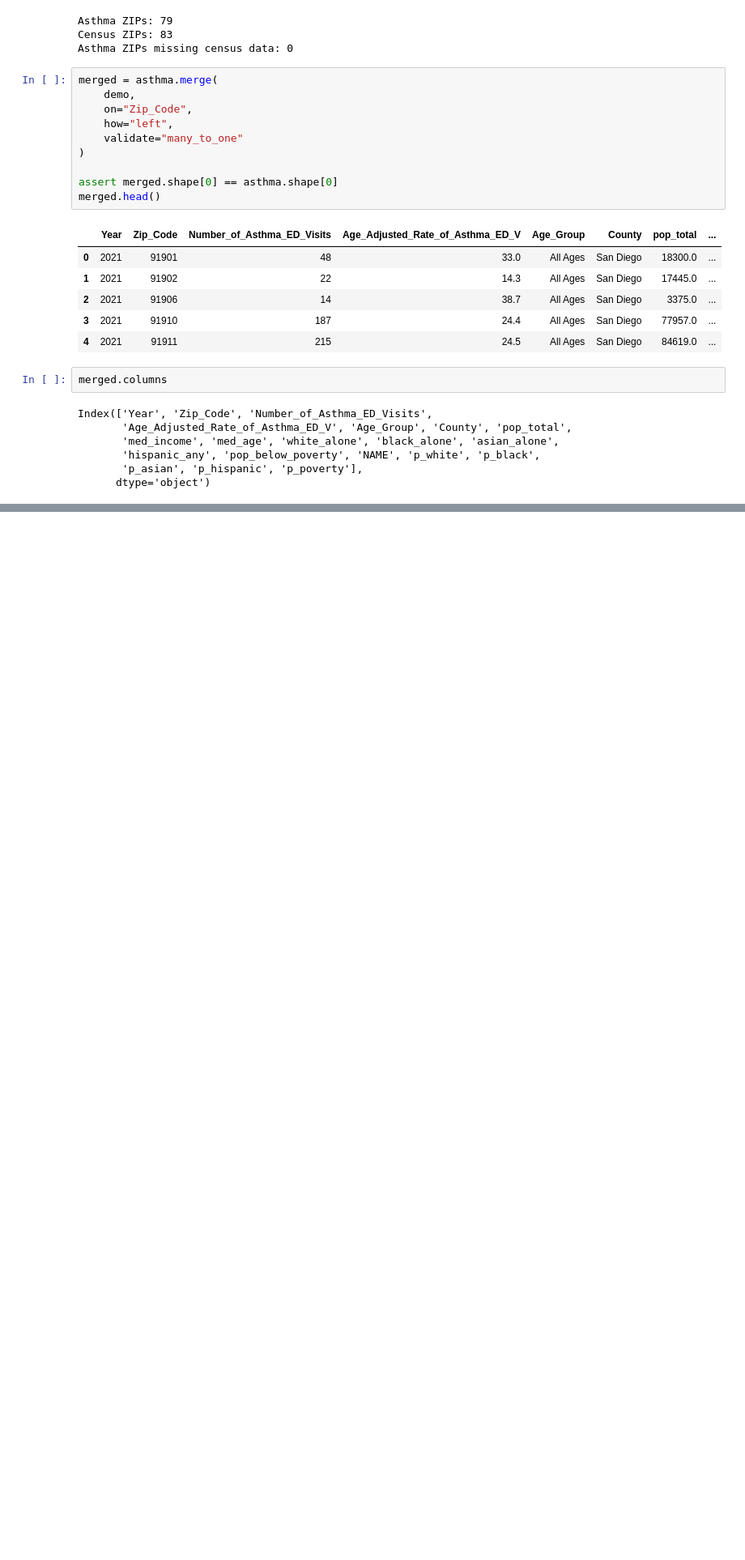
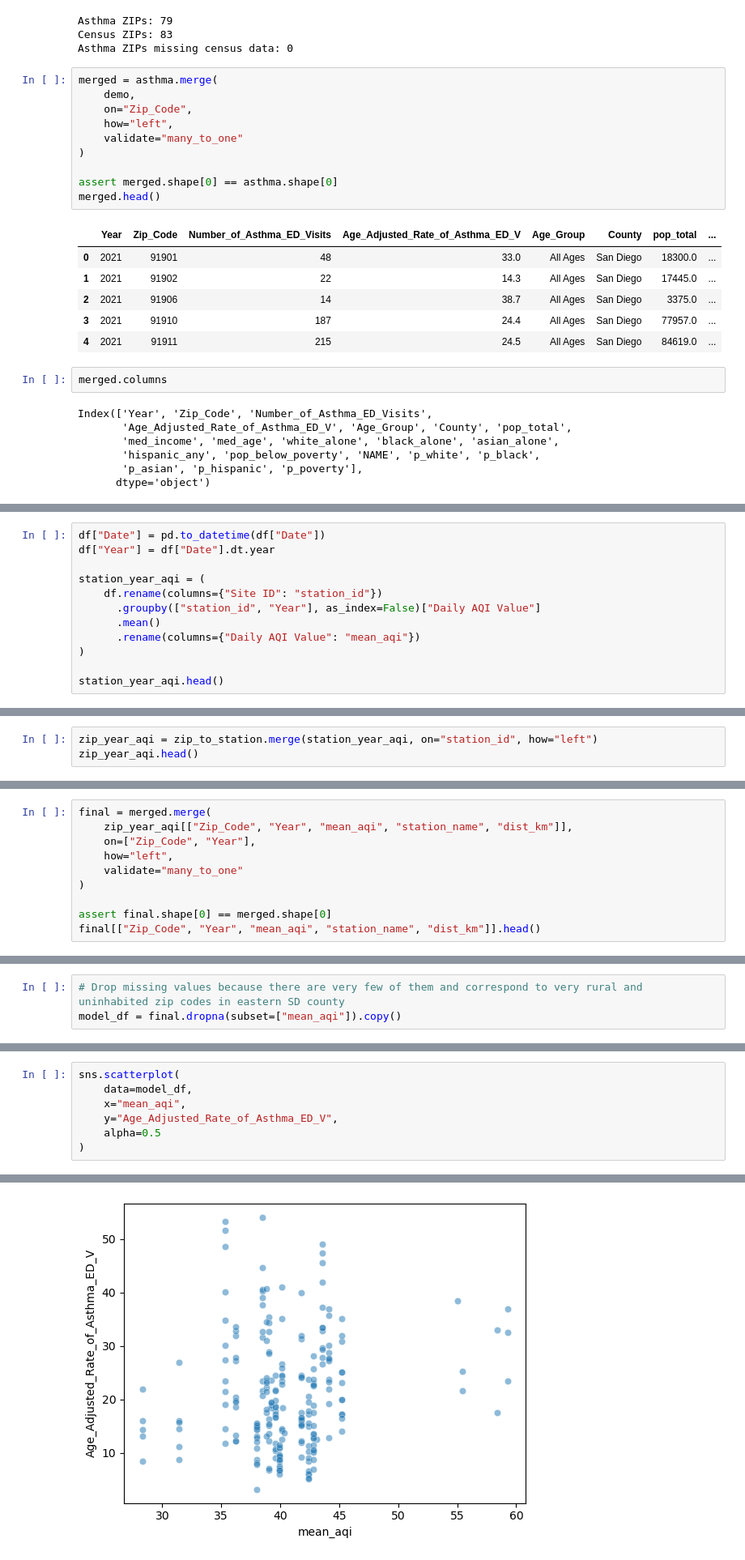
Before and after one commit to ikrvb1/Bridging-Air-Quality-and-Public-Health-in-San-Diego---DSC190, a Jupyter notebook: aqi_regression.ipynb, the cells around one changed output, grey strips where cells are left out. Shown at 81% size. Saved outputs shown, nothing was run; the diff lists cells and outputs as text; blank space fills up the shorter version.

Commit message:
Baseline regression model

```diff
--- a/aqi_regression.ipynb
+++ b/aqi_regression.ipynb
@@ -372,0 +495,12 @@ Index(['Year', 'Zip_Code', 'Number_of_Asthma_ED_Visits',
+# %%
+df["Date"] = pd.to_datetime(df["Date"])
+df["Year"] = df["Date"].dt.year
+
+station_year_aqi = (
+    df.rename(columns={"Site ID": "station_id"})
+      .groupby(["station_id", "Year"], as_index=False)["Daily AQI Value"]
+      .mean()
+      .rename(columns={"Daily AQI Value": "mean_aqi"})
+)
+
+station_year_aqi.head()
@@ -372,0 +519,3 @@ Index(['Year', 'Zip_Code', 'Number_of_Asthma_ED_Visits',
+# %%
+zip_year_aqi = zip_to_station.merge(station_year_aqi, on="station_id", how="left")
+zip_year_aqi.head()
@@ -372,0 +538,10 @@ Index(['Year', 'Zip_Code', 'Number_of_Asthma_ED_Visits',
+# %%
+final = merged.merge(
+    zip_year_aqi[["Zip_Code", "Year", "mean_aqi", "station_name", "dist_km"]],
+    on=["Zip_Code", "Year"],
+    how="left",
+    validate="many_to_one"
+)
+
+assert final.shape[0] == merged.shape[0]
+final[["Zip_Code", "Year", "mean_aqi", "station_name", "dist_km"]].head()
@@ -372,0 +555,3 @@ Index(['Year', 'Zip_Code', 'Number_of_Asthma_ED_Visits',
+# %%
+# Drop missing values because there are very few of them and correspond to very rural and uninhabited zip codes in eastern SD county
+model_df = final.dropna(subset=["mean_aqi"]).copy()
@@ -372,0 +568,8 @@ Index(['Year', 'Zip_Code', 'Number_of_Asthma_ED_Visits',
+# %%
+sns.scatterplot(
+    data=model_df,
+    x="mean_aqi",
+    y="Age_Adjusted_Rate_of_Asthma_ED_V",
+    alpha=0.5
+)
+# %% [output]
@@ -372,0 +577 @@ Index(['Year', 'Zip_Code', 'Number_of_Asthma_ED_Visits',
+[figure, added]
```
Also changed, not shown: parts of 20 cells of this notebook.
